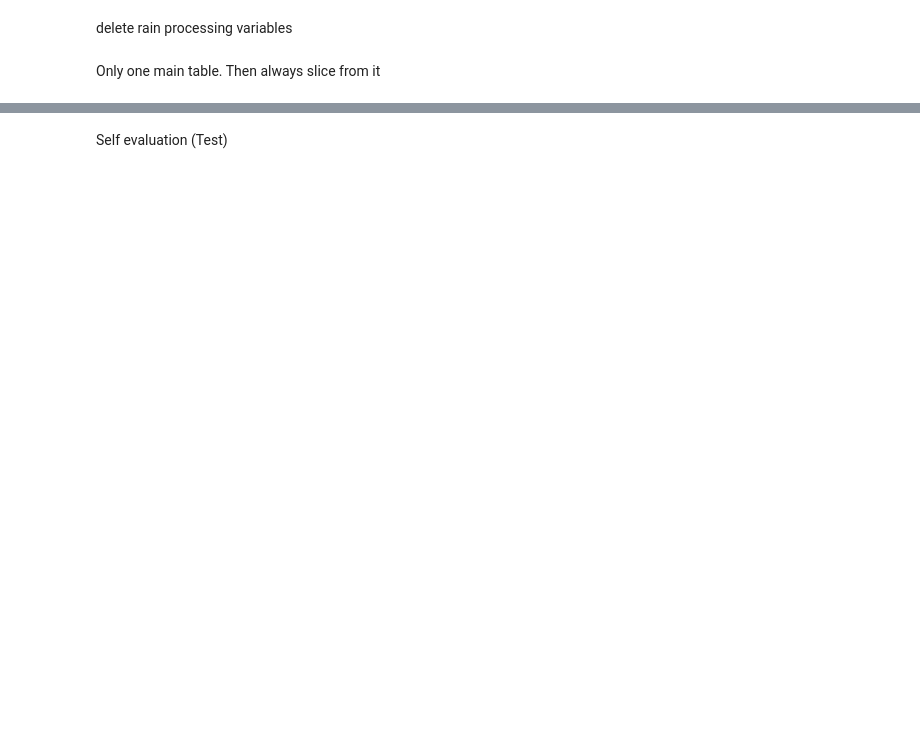
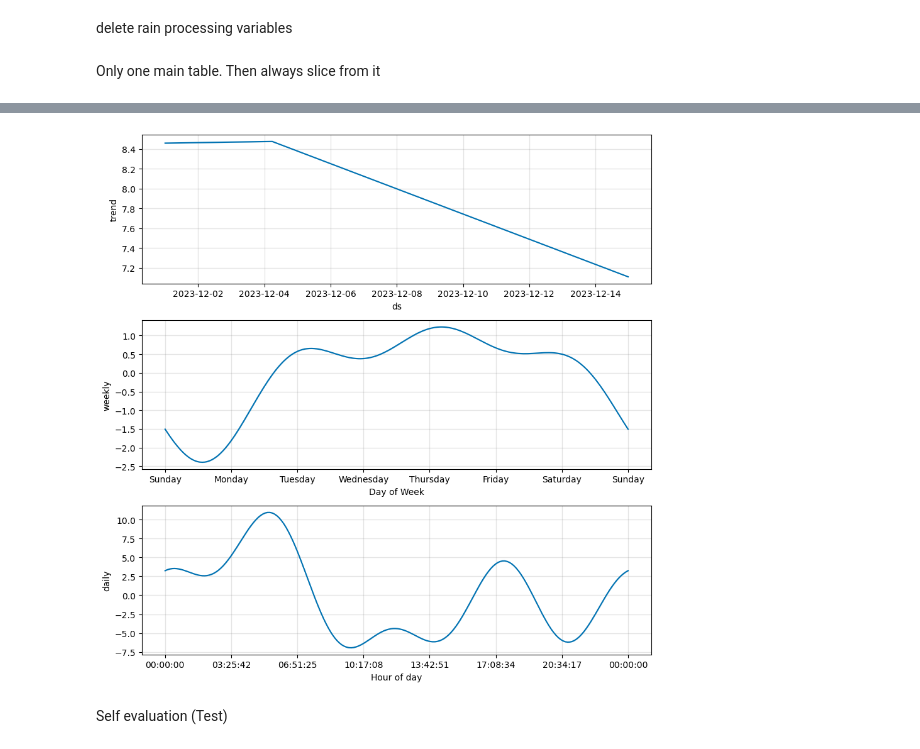
Before and after one commit to b10902118/ml-youbike, a Jupyter notebook: src/prophet.ipynb, the cells around one changed output, grey strips where cells are left out. Saved outputs shown, nothing was run; the diff lists cells and outputs as text; code cells hidden in the pictures; blank space fills up the shorter version.

```diff
--- a/src/prophet.ipynb
+++ b/src/prophet.ipynb
@@ -145,3 +89,5 @@ Name: datehour, dtype: object
+# %%
+df['rain'] = df['time'].dt.date.isin(rainy_dates)
 # %% [markdown]
 delete rain processing variables
 # %%
@@ -331,0 +116,35 @@ Sunny Ein = 0.12642283980395305
+# %%
+import concurrent.futures
+
+train = df[df["ds"].dt.date.isin(date_range(TRAIN_START, TRAIN_END))].copy()
+pred_dfs = {}
+models = {}
+
+test_df = pd.DataFrame({'ds': pd.date_range(TEST_START, TEST_END, freq="20min")})
+test_df['rain'] = test_df['ds'].dt.date.isin(rainy_dates)
+
+# Function to train and predict for a single station
+def train_and_predict(sno, train_data, test_start, test_end):
+    station_train = train_data[train_data['sno'] == sno]
+    m = Prophet(holidays=holidays_df)
+    m.add_regressor('rain',prior_scale=5) # assume not too big effect
+    m.fit(station_train[['ds', 'y', 'rain']])
+
+    forecast = m.predict(test_df)
+
+    return sno, forecast, m
+
+# Train and predict for each station in parallel
+with concurrent.futures.ProcessPoolExecutor(max_workers=25) as executor:
+    # Submit jobs for each station
+    future_to_sno = {executor.submit(train_and_predict, sno, train, TEST_START, TEST_END): sno for sno in ntu_snos}
+
+    # Retrieve results as they become available
+    for future in concurrent.futures.as_completed(future_to_sno):
+        sno = future_to_sno[future]
+        try:
+            result_sno, forecast_sno, model_sno = future.result()
+            pred_dfs[result_sno] = forecast_sno
+            models[result_sno] = model_sno
+        except Exception as e:
+            print(f"Error processing station {sno}: {e}")
@@ -331,0 +171,8 @@ Sunny Ein = 0.12642283980395305
+# %%
+pred_df = pred_dfs[ntu_snos[0]]
+m = models[ntu_snos[0]]
+fig = m.plot_components(pred_df)
+plt.savefig(f"./prophet_lines/{ntu_snos[0]}_components.png")
+plt.close(fig)
+# %% [output]
+[figure, added]
```
Also changed, not shown: parts of 26 cells of this notebook, 6 other files.
